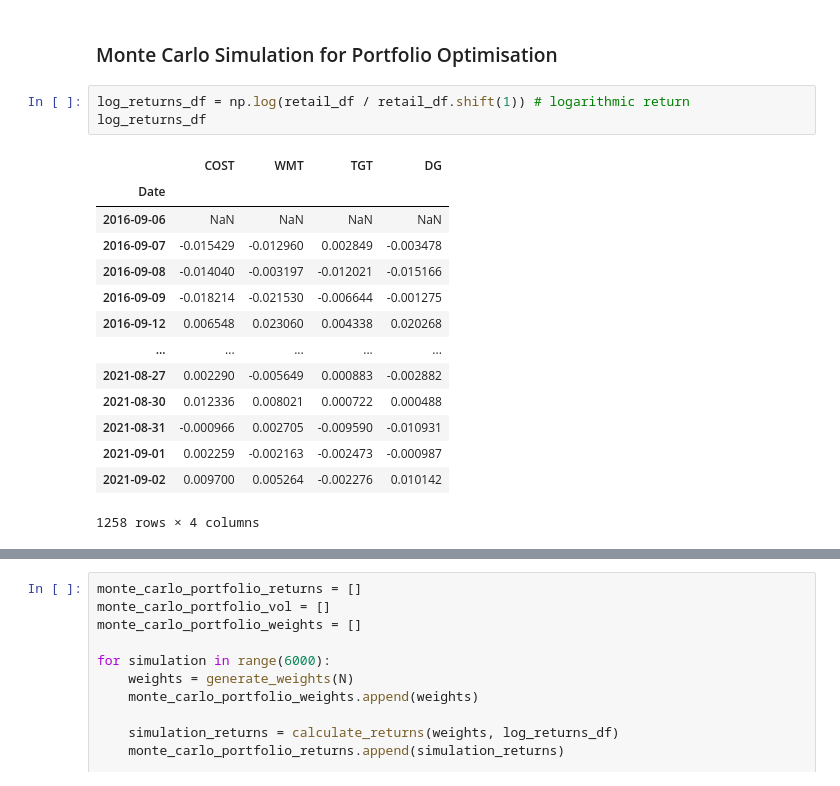
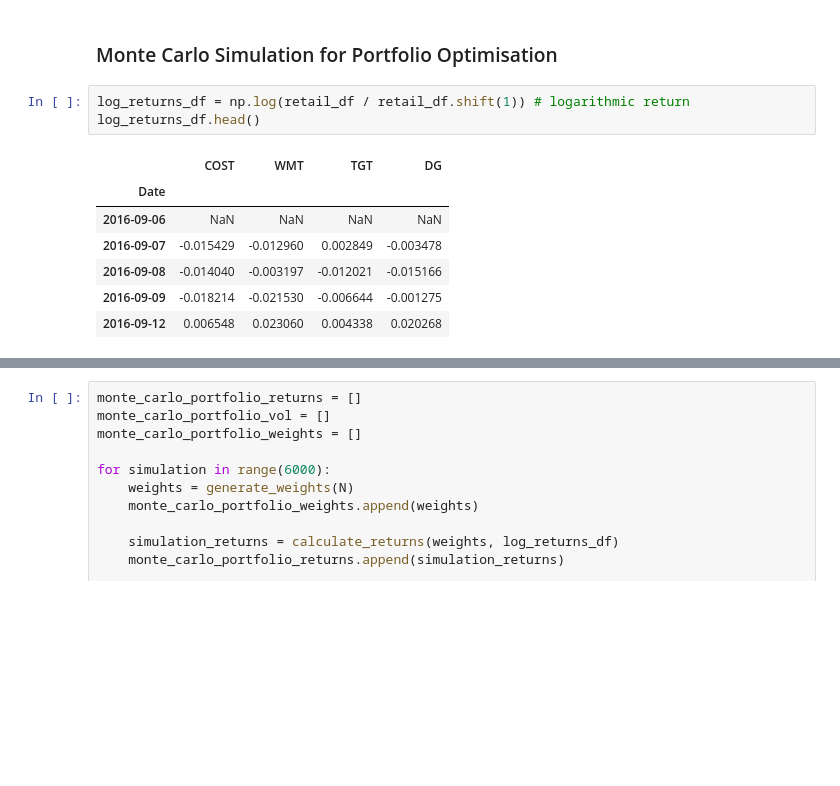
Before and after one commit to mattwalmsley/financial-modelling, a Jupyter notebook: quant-library/python/systematic-trading/basic_concepts.ipynb, the cells around one changed output, grey strips where cells are left out. Drawn from its saved outputs; the diff is of its cells as text; blank space fills up the shorter version.

```diff
--- a/quant-library/python/systematic-trading/basic_concepts.ipynb
+++ b/quant-library/python/systematic-trading/basic_concepts.ipynb
@@ -238,22 +239,15 @@ plt.legend()
 ### Monte Carlo Simulation for Portfolio Optimisation
 # %%
 log_returns_df = np.log(retail_df / retail_df.shift(1)) # logarithmic return
-log_returns_df
+log_returns_df.head()
 # %% [output]
 |  | COST | WMT | TGT | DG |
 | Date |  |  |  |  |
 | 2016-09-06 | NaN | NaN | NaN | NaN |
 | 2016-09-07 | -0.015429 | -0.012960 | 0.002849 | -0.003478 |
 | 2016-09-08 | -0.014040 | -0.003197 | -0.012021 | -0.015166 |
 | 2016-09-09 | -0.018214 | -0.021530 | -0.006644 | -0.001275 |
 | 2016-09-12 | 0.006548 | 0.023060 | 0.004338 | 0.020268 |
-| ... | ... | ... | ... | ... |
-| 2021-08-27 | 0.002290 | -0.005649 | 0.000883 | -0.002882 |
-| 2021-08-30 | 0.012336 | 0.008021 | 0.000722 | 0.000488 |
-| 2021-08-31 | -0.000966 | 0.002705 | -0.009590 | -0.010931 |
-| 2021-09-01 | 0.002259 | -0.002163 | -0.002473 | -0.000987 |
-| 2021-09-02 | 0.009700 | 0.005264 | -0.002276 | 0.010142 |
-1258 rows × 4 columns
 # %%
 N = len(retail_df.columns)
 
```
Also changed, not shown: parts of 22 cells of this notebook.
